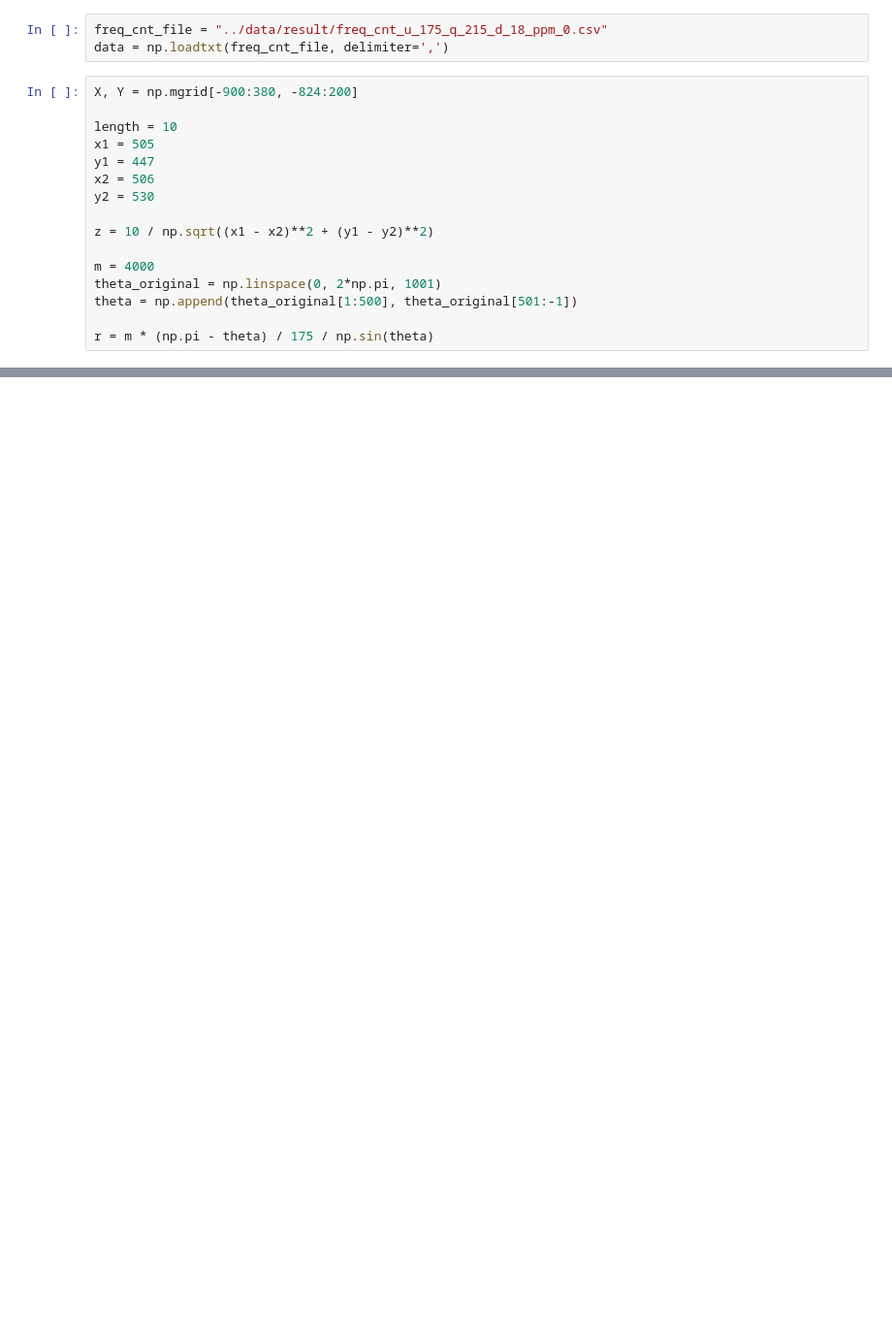
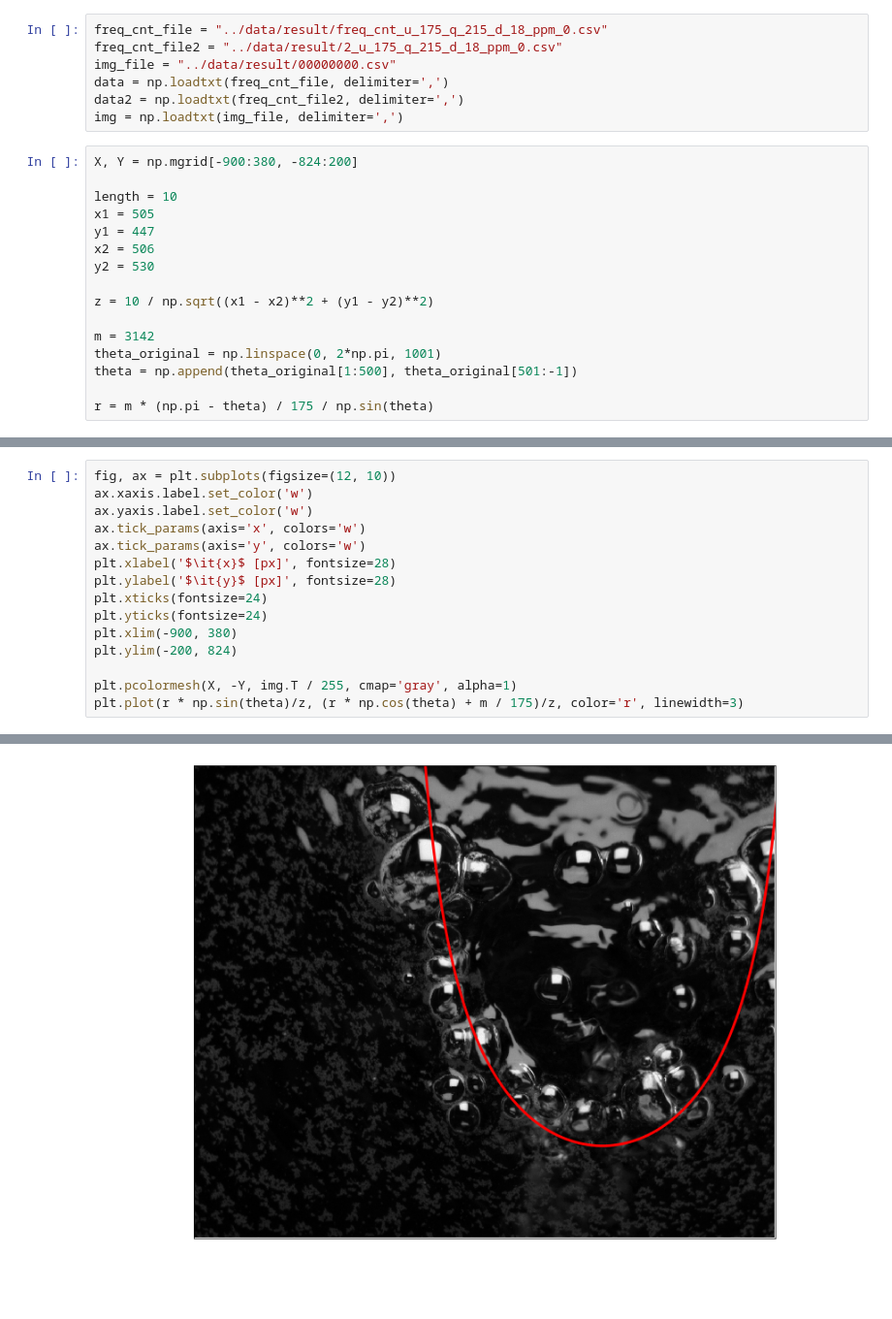
Before and after one commit to wakky927/parabola, a Jupyter notebook: notebooks/rm_2021_12_01.ipynb, the cells around one changed output, grey strips where cells are left out. Shown at 97% size. Drawn from its saved outputs; the diff is of its cells as text; blank space fills up the shorter version.

```diff
--- a/notebooks/rm_2021_12_01.ipynb
+++ b/notebooks/rm_2021_12_01.ipynb
@@ -3,7 +4,11 @@ import numpy as np
 import matplotlib.pyplot as plt
 # %%
 freq_cnt_file = "../data/result/freq_cnt_u_175_q_215_d_18_ppm_0.csv"
+freq_cnt_file2 = "../data/result/2_u_175_q_215_d_18_ppm_0.csv"
+img_file = "../data/result/00000000.csv"
 data = np.loadtxt(freq_cnt_file, delimiter=',')
+data2 = np.loadtxt(freq_cnt_file2, delimiter=',')
+img = np.loadtxt(img_file, delimiter=',')
 # %%
 X, Y = np.mgrid[-900:380, -824:200]
 
@@ -15,7 +20,7 @@ y2 = 530
 
 z = 10 / np.sqrt((x1 - x2)**2 + (y1 - y2)**2)
 
-m = 4000
+m = 3142
 theta_original = np.linspace(0, 2*np.pi, 1001)
 theta = np.append(theta_original[1:500], theta_original[501:-1])
 
@@ -43,0 +48,16 @@ plt.plot(r * np.sin(theta)/z, (r * np.cos(theta) + m / 175)/z, color='r', linewi
+# %%
+fig, ax = plt.subplots(figsize=(12, 10))
+ax.xaxis.label.set_color('w')
+ax.yaxis.label.set_color('w')
+ax.tick_params(axis='x', colors='w')
+ax.tick_params(axis='y', colors='w')
+plt.xlabel('$\it{x}$ [px]', fontsize=28)
+plt.ylabel('$\it{y}$ [px]', fontsize=28)
+plt.xticks(fontsize=24)
+plt.yticks(fontsize=24)
+plt.xlim(-900, 380)
+plt.ylim(-200, 824)
+
+plt.pcolormesh(X, -Y, img.T / 255, cmap='gray', alpha=1)
+plt.plot(r * np.sin(theta)/z, (r * np.cos(theta) + m / 175)/z, color='r', linewidth=3)
+# %% [output]
@@ -43,0 +65 @@ plt.plot(r * np.sin(theta)/z, (r * np.cos(theta) + m / 175)/z, color='r', linewi
+[figure, added]
```
Also changed, not shown: parts of 6 cells of this notebook, 2 other files.
